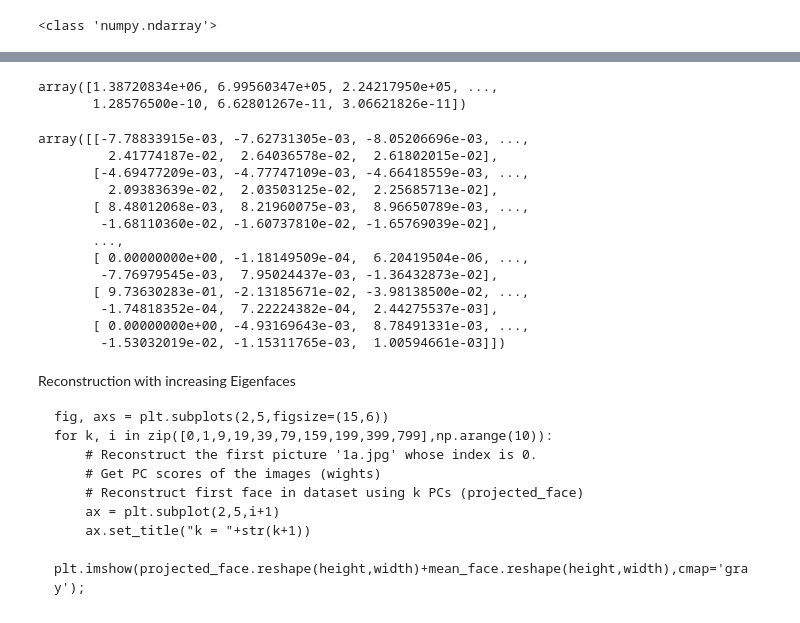
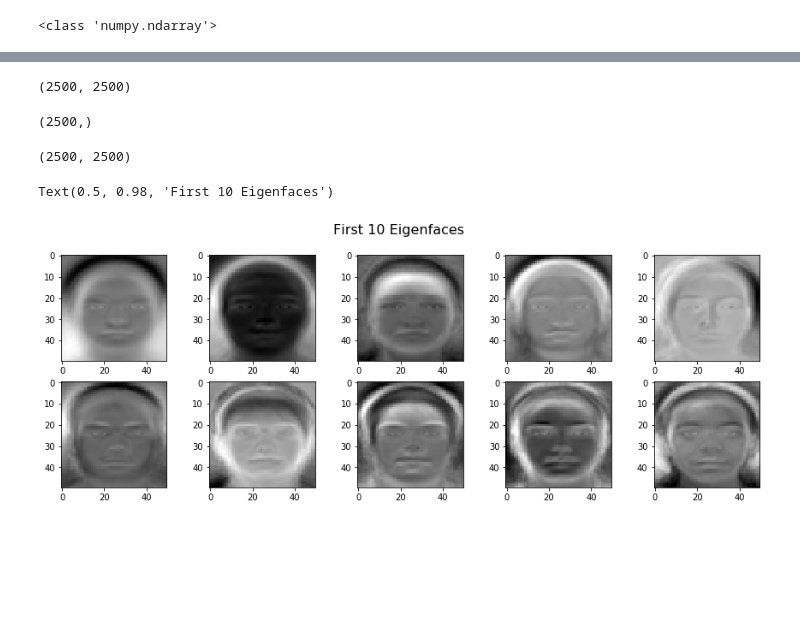
Before and after one commit to adhikariastha5/100DT23, a Jupyter notebook: NaamiWinterSchool/Day2/Day2-feature_reprs/Face_Recognition_Lab_Session.ipynb, the cells around one changed output, grey strips where cells are left out. Saved outputs shown, nothing was run; the diff lists cells and outputs as text; code cells hidden in the pictures; blank space fills up the shorter version.

````diff
--- a/NaamiWinterSchool/Day2/Day2-feature_reprs/Face_Recognition_Lab_Session.ipynb
+++ b/NaamiWinterSchool/Day2/Day2-feature_reprs/Face_Recognition_Lab_Session.ipynb
@@ -94,4 +94,4 @@ print(type(matrx_conv))
 <class 'numpy.ndarray'>
 # %%
 #Find Eigen Vectors and Eigen Values, you can use SVD from np.linalg.svd
-e,v,a=np.linalg.svd(matrx_conv)
+a0,a1,a2=np.linalg.svd(matrx_conv)
@@ -114,31 +98,25 @@ array([[-7.78833915e-03, -4.69477209e-03,  8.48012068e-03, ...,
-# %%
-v
-# %% [output]
-array([1.38720834e+06, 6.99560347e+05, 2.24217950e+05, ...,
-       1.28576500e-10, 6.62801267e-11, 3.06621826e-11])
-# %%
-a
-# %% [output]
-array([[-7.78833915e-03, -7.62731305e-03, -8.05206696e-03, ...,
-         2.41774187e-02,  2.64036578e-02,  2.61802015e-02],
-       [-4.69477209e-03, -4.77747109e-03, -4.66418559e-03, ...,
-         2.09383639e-02,  2.03503125e-02,  2.25685713e-02],
-       [ 8.48012068e-03,  8.21960075e-03,  8.96650789e-03, ...,
-        -1.68110360e-02, -1.60737810e-02, -1.65769039e-02],
-       ...,
-       [ 0.00000000e+00, -1.18149509e-04,  6.20419504e-06, ...,
-        -7.76979545e-03,  7.95024437e-03, -1.36432873e-02],
-       [ 9.73630283e-01, -2.13185671e-02, -3.98138500e-02, ...,
-        -1.74818352e-04,  7.22224382e-04,  2.44275537e-03],
-       [ 0.00000000e+00, -4.93169643e-03,  8.78491331e-03, ...,
-        -1.53032019e-02, -1.15311765e-03,  1.00594661e-03]])
+# %%
+a0.shape
+# %% [output]
+(2500, 2500)
+# %%
+a1.shape
+# %% [output]
+(2500,)
+# %%
+a2.shape
+# %% [output]
+(2500, 2500)
 # %%
 
 #Plot the first 10 Eigenfaces
 
 fig, axs = plt.subplots(1,3,figsize=(15,5))
 for i in np.arange(10):
     ax = plt.subplot(2,5,i+1)
-    img = <eigen_vectors>[:,i].reshape(height,width)
+    img = a0[:,i].reshape(50,50)
     plt.imshow(img, cmap='gray')
 fig.suptitle("First 10 Eigenfaces", fontsize=16)
+# %% [output]
+Text(0.5, 0.98, 'First 10 Eigenfaces')
+[figure, added]
@@ -147,13 +122,0 @@ fig.suptitle("First 10 Eigenfaces", fontsize=16)
-# %% [markdown]
-
-Reconstruction with increasing Eigenfaces
-```
-fig, axs = plt.subplots(2,5,figsize=(15,6))
-for k, i in zip([0,1,9,19,39,79,159,199,399,799],np.arange(10)):
-    # Reconstruct the first picture '1a.jpg' whose index is 0.
-    # Get PC scores of the images (wights)
-    # Reconstruct first face in dataset using k PCs (projected_face)
-    ax = plt.subplot(2,5,i+1)
-    ax.set_title("k = "+str(k+1))
-    plt.imshow(projected_face.reshape(height,width)+mean_face.reshape(height,width),cmap='gray');
-```
````
Also changed, not shown: parts of 3 cells of this notebook, 3 other files.
